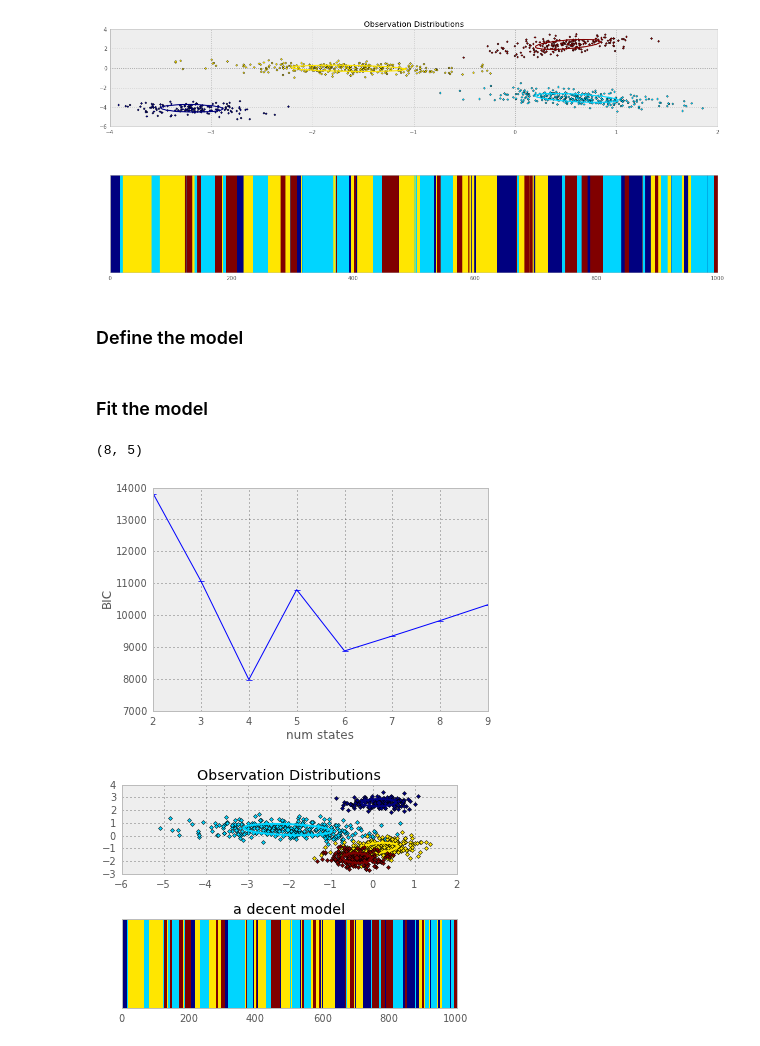
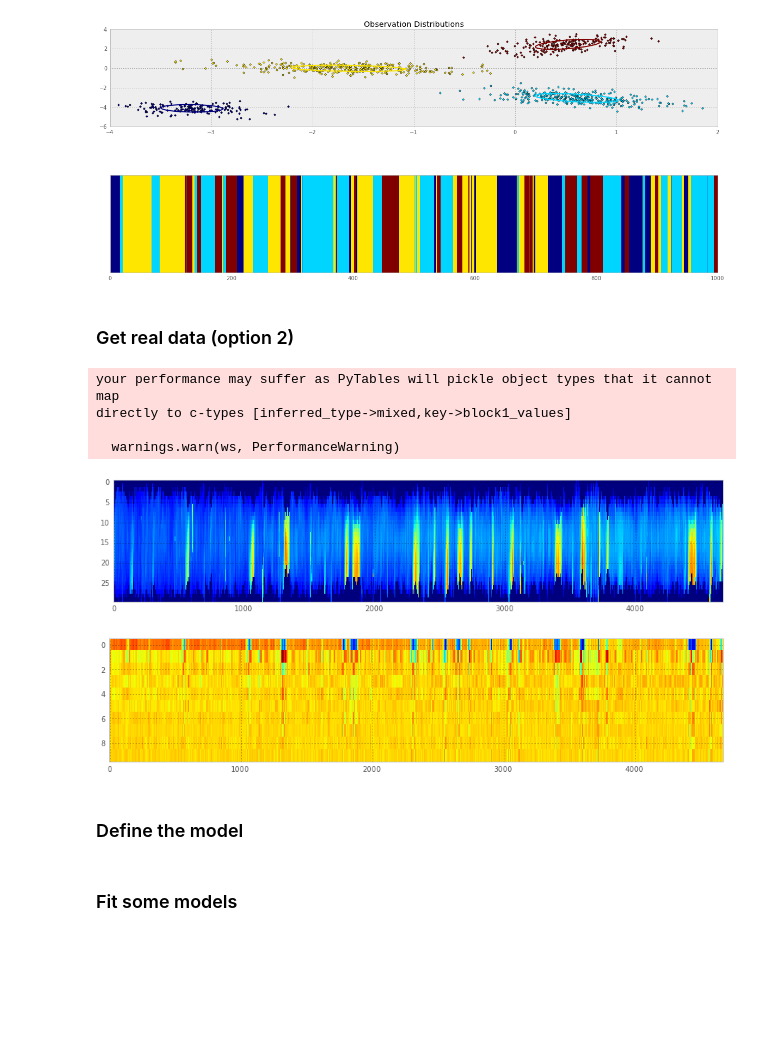
Before and after one commit to alexbw/pyhsmm, a Jupyter notebook: notebooks/Running EM BIC grid.ipynb, the cells around one changed output. Saved outputs shown, nothing was run; the diff lists cells and outputs as text; code cells hidden in the pictures; blank space fills up the shorter version.

```diff
--- a/notebooks/Running EM BIC grid.ipynb
+++ b/notebooks/Running EM BIC grid.ipynb
@@ -42,3 +42,29 @@ truemodel.plot()
 # suptitle('True model')
 # %% [output]
 [figure]
+# %% [markdown]
+### Get real data (option 2)
+# %%
+# Grab data from disk
+from pymouse import hdf
+store_name = "/Users/Alex/Data/OpenFieldCLS_nosmoothing.h5"
+store = hdf.HDFStorage(store_name)
+experiments = store.experiments
+# %%
+# Dimensionally reduce it
+n_components = 10
+variables = ["spines"]
+training_experiments = experiments[:1]
+query=["frame_id<5000", "good_frame=1"]
+
+pc = hdf.PCAAnalysis(store)
+pc.fit(n_components=n_components,
+        variables=variables,
+        experiments=training_experiments,
+        query=query)
+pc.save()
+# %% [output]
+your performance may suffer as PyTables will pickle object types that it cannot map
+directly to c-types [inferred_type->mixed,key->block1_values]
+
+  warnings.warn(ws, PerformanceWarning)
@@ -44,0 +73,15 @@ truemodel.plot()
+# %%
+# Grab the results of the principal component reduction
+df, x = pc.select(query=query, experiments=pc.training_experiments)
+data = x['princomps']
+spines = x['spines'][:,25:55]
+
+do_plot = True
+if do_plot:
+    figure(figsize=(15,3))
+    imshow(spines.T)
+    figure(figsize=(15,3))
+    imshow(data.T)
+# %% [output]
+[figure, added]
+[figure, added]
@@ -99,6 +146,6 @@ def fit_model(data, obs_hypparams, num_states, timescale_lambda, num_EM_attempts
 
     return fitmodel, theseBICs
 # %% [markdown]
-### Fit the model
+### Fit some models
 # %%
 # Grid parameters
@@ -129,26 +167,3 @@ examplemodels = []
 for fitmodel, theseBICs in res:
     BICs.append(theseBICs)
     examplemodels.append(copy.deepcopy(fitmodel))
-# %%
-np.vstack(BICs).shape
-# %% [output]
-(8, 5)
-# %%
-# Let's see how well it did!
-plt.figure()
-plt.errorbar(
-        x=all_num_states,
-        y=[np.mean(x) for x in BICs],
-        yerr=[np.std(x) for x in BICs],
-        )
-plt.xlabel('num states')
-plt.ylabel('BIC')
-
-plt.figure()
-examplemodels[np.argmin([np.min(x) for x in BICs])].plot()
-plt.title('a decent model')
-
-plt.show()
-# %% [output]
-[figure, removed]
-[figure, removed]
```
Also changed, not shown: parts of 11 cells of this notebook, 1 other file.
